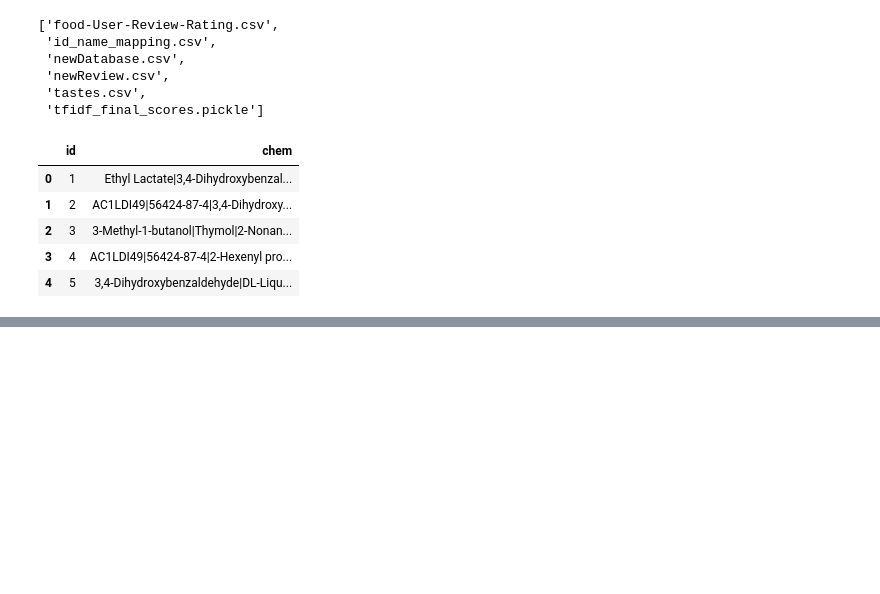
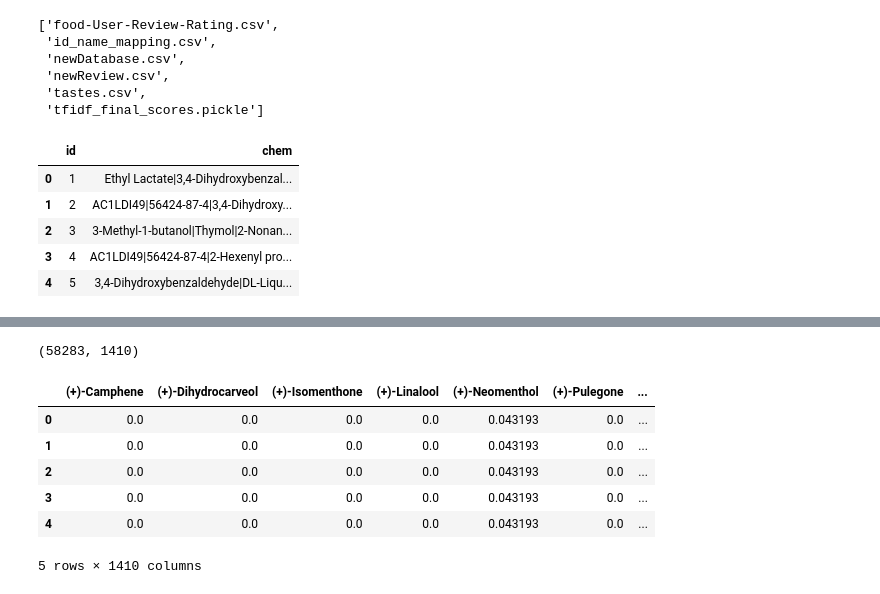
Before and after one commit to SKsaqlain/Flavour-Enhanced-Food-Recommendation, a Jupyter notebook: code/flavonoidsAnalysis.ipynb, the cells around one changed output, grey strips where cells are left out. Drawn from its saved outputs; the diff is of its cells as text; code cells hidden in the pictures; blank space fills up the shorter version.

```diff
--- a/code/flavonoidsAnalysis.ipynb
+++ b/code/flavonoidsAnalysis.ipynb
@@ -67,0 +78,5 @@ print(len(allChem))
+# %%
+flavanoidDB={}
+for i in range(rawData.shape[0]):
+    flavanoidDB[str(rawData.id[i])]=rawData.flavanoids[i].split("|")
+print(list(flavanoidDB.items())[0])
@@ -67,0 +89,3 @@ print(len(allChem))
+# %%
+rawData=pd.read_csv("../dataset/Utilities/unembedded_grouped_cleaned_data.csv")
+rawData.head()
@@ -67,0 +99,32 @@ print(len(allChem))
+# %%
+for ele in flavanoidDB.keys():
+    rawData.loc[rawData["food_id"]==ele,"foodReviews"]=str(flavanoidDB[ele])
+# %%
+from sklearn.feature_extraction.text import TfidfVectorizer
+
+def dummy_fun(doc):
+    return doc
+
+tfidf = TfidfVectorizer(
+    analyzer='word',
+    tokenizer=dummy_fun,
+    preprocessor=dummy_fun,
+    token_pattern=None)
+
+tfidf.fit([eval(ele) for ele in rawData["foodReviews"]])
+tfidf_matrix=tfidf.transform([eval(ele) for ele in rawData["foodReviews"]]).toarray()
+# %%
+print(tfidf_matrix.shape)
+# %% [output]
+(58283, 1410)
+# %%
+df1 = pd.DataFrame(tfidf_matrix, columns=tfidf.get_feature_names())
+df1.head()
+# %% [output]
+|  | (+)-Camphene | (+)-Dihydrocarveol | (+)-Isomenthone | (+)-Linalool | (+)-Neomenthol | (+)-Pulegone | ... |
+| 0 | 0.0 | 0.0 | 0.0 | 0.0 | 0.043193 | 0.0 | ... |
+| 1 | 0.0 | 0.0 | 0.0 | 0.0 | 0.043193 | 0.0 | ... |
+| 2 | 0.0 | 0.0 | 0.0 | 0.0 | 0.043193 | 0.0 | ... |
+| 3 | 0.0 | 0.0 | 0.0 | 0.0 | 0.043193 | 0.0 | ... |
+| 4 | 0.0 | 0.0 | 0.0 | 0.0 | 0.043193 | 0.0 | ... |
+5 rows × 1410 columns
```
Also changed, not shown: parts of 7 cells of this notebook, 1 other file.
